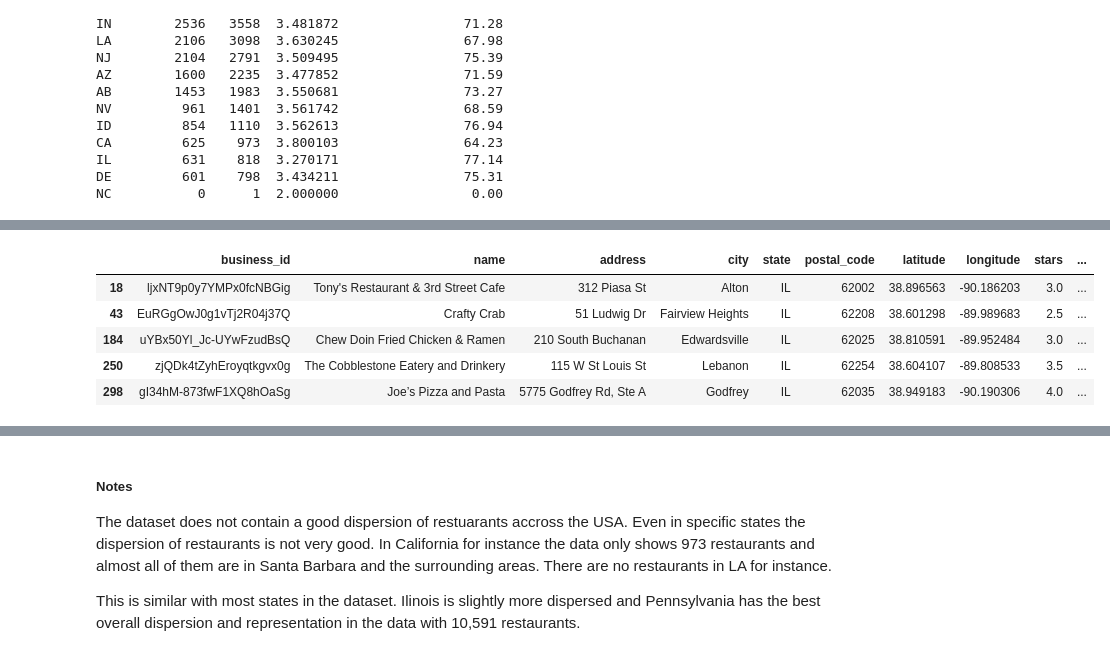
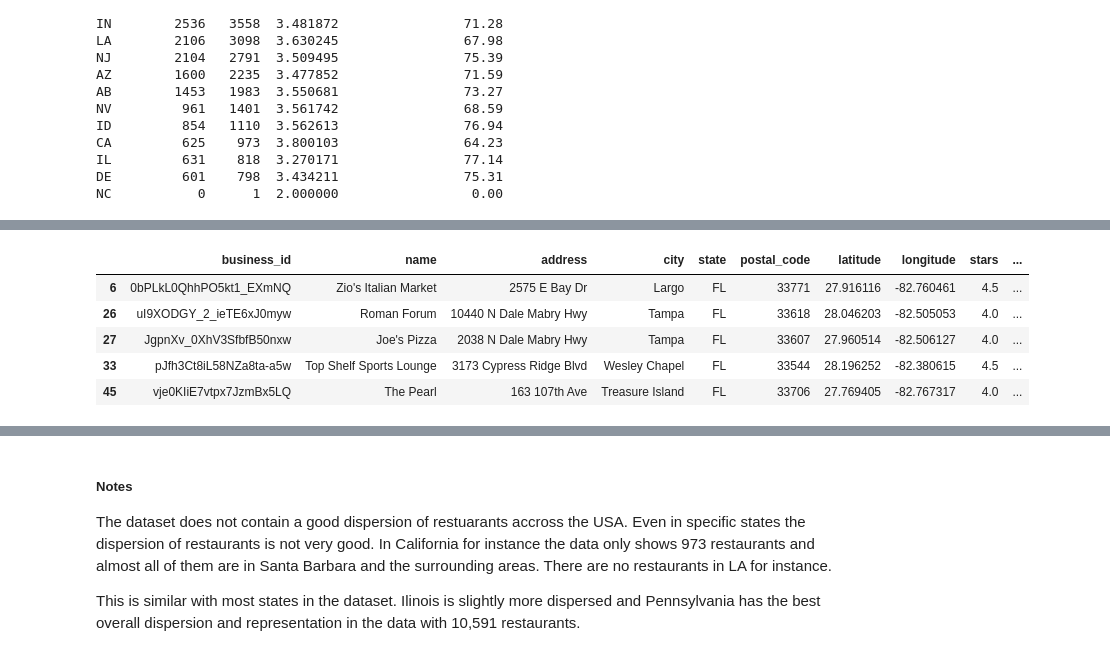
Before and after one commit to zig-zag-96/Python_Projects, a Jupyter notebook: Yelp Restaurant Analysis/2_EDA_Restaurants.ipynb, the cells around one changed output, grey strips where cells are left out. Saved outputs shown, nothing was run; the diff lists cells and outputs as text; code cells hidden in the pictures.

```diff
--- a/Yelp Restaurant Analysis/2_EDA_Restaurants.ipynb
+++ b/Yelp Restaurant Analysis/2_EDA_Restaurants.ipynb
@@ -162,6 +162,8 @@ review_count     1131
 is_open             2
 name            31226
 dtype: int64
+# %%
+pd.set_option("display.max_rows", None, "display.max_columns", None)
 # %%
 pivot = category.pivot_table(index =['categories'],
                        values =['stars', 'review_count'],
@@ -315,13 +273,13 @@ Pittsgrove Township             5  4.000000
 # %%
 pa_restaurants = restaurants_data.loc[restaurants_data['state']=='PA']
 ca_restaurants = restaurants_data.loc[restaurants_data['state']=='CA']
-il_restaurants = restaurants_data.loc[restaurants_data['state']=='IL']
+fl_restaurants = restaurants_data.loc[restaurants_data['state']=='FL']
 # %%
-il_restaurants.head()
+fl_restaurants.head()
 # %% [output]
 |  | business_id | name | address | city | state | postal_code | latitude | longitude | stars | ... |
-| 18 | ljxNT9p0y7YMPx0fcNBGig | Tony's Restaurant & 3rd Street Cafe | 312 Piasa St | Alton | IL | 62002 | 38.896563 | -90.186203 | 3.0 | ... |
-| 43 | EuRGgOwJ0g1vTj2R04j37Q | Crafty Crab | 51 Ludwig Dr | Fairview Heights | IL | 62208 | 38.601298 | -89.989683 | 2.5 | ... |
-| 184 | uYBx50Yl_Jc-UYwFzudBsQ | Chew Doin Fried Chicken & Ramen | 210 South Buchanan | Edwardsville | IL | 62025 | 38.810591 | -89.952484 | 3.0 | ... |
-| 250 | zjQDk4tZyhEroyqtkgvx0g | The Cobblestone Eatery and Drinkery | 115 W St Louis St | Lebanon | IL | 62254 | 38.604107 | -89.808533 | 3.5 | ... |
-| 298 | gI34hM-873fwF1XQ8hOaSg | Joe’s Pizza and Pasta | 5775 Godfrey Rd, Ste A | Godfrey | IL | 62035 | 38.949183 | -90.190306 | 4.0 | ... |
+| 6 | 0bPLkL0QhhPO5kt1_EXmNQ | Zio's Italian Market | 2575 E Bay Dr | Largo | FL | 33771 | 27.916116 | -82.760461 | 4.5 | ... |
+| 26 | uI9XODGY_2_ieTE6xJ0myw | Roman Forum | 10440 N Dale Mabry Hwy | Tampa | FL | 33618 | 28.046203 | -82.505053 | 4.0 | ... |
+| 27 | JgpnXv_0XhV3SfbfB50nxw | Joe's Pizza | 2038 N Dale Mabry Hwy | Tampa | FL | 33607 | 27.960514 | -82.506127 | 4.0 | ... |
+| 33 | pJfh3Ct8iL58NZa8ta-a5w | Top Shelf Sports Lounge | 3173 Cypress Ridge Blvd | Wesley Chapel | FL | 33544 | 28.196252 | -82.380615 | 4.5 | ... |
+| 45 | vje0KIiE7vtpx7JzmBx5LQ | The Pearl | 163 107th Ave | Treasure Island | FL | 33706 | 27.769405 | -82.767317 | 4.0 | ... |
```
Also changed, not shown: parts of 11 cells of this notebook, 1 other file.
